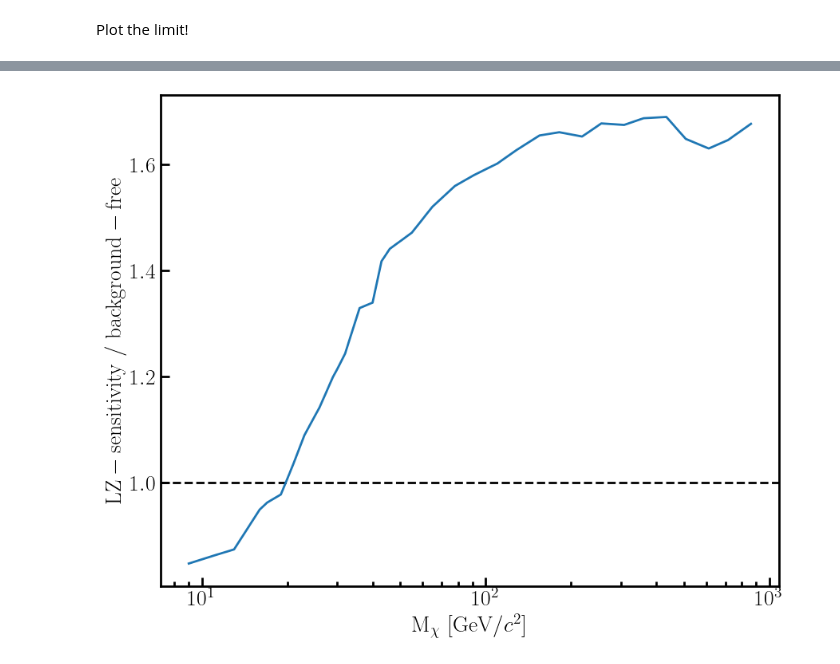
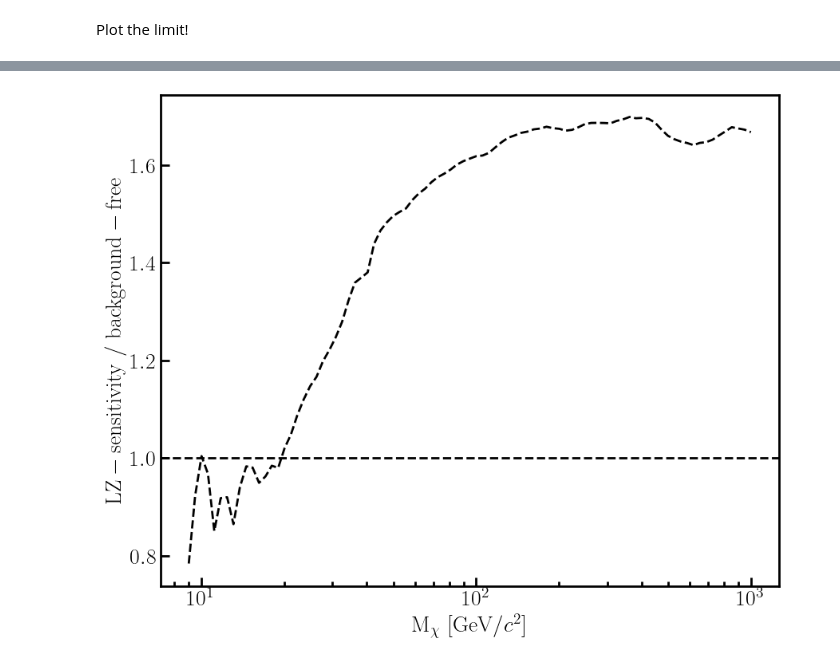
Before and after one commit to XAMS-nikhef/thesis_plots, a Jupyter notebook: notebooks/limits.ipynb, the cells around one changed output, grey strips where cells are left out. Drawn from its saved outputs; the diff is of its cells as text; code cells hidden in the pictures.

```diff
--- a/notebooks/limits.ipynb
+++ b/notebooks/limits.ipynb
@@ -19,6 +29,9 @@ For this we need two things:
  - a model of the expected wimp rates
 # %%
 detector = LZ()
-halo_model = wimprates.StandardHaloModel(v_0=238*nu.km/nu.s)
+benchmark_model = dict(v_0=220*nu.km/nu.s,
+                       v_esc=528*nu.km/nu.s,
+                       rho_dm=0.3* nu.GeV/nu.c0**2 / nu.cm**3)
+halo_model = wimprates.StandardHaloModel(**benchmark_model)
 # %%
 limit_setter = LimitSetter(detector=detector, halo_model=halo_model)
@@ -31,7 +57,8 @@ if os.environ.get('PLOT_FAST', False):
     mass_range = np.logspace(np.log10(5), np.log10(200), 5)
     limit_kw=dict(n_sigma_bins=5, log_sigma_range=(-48, -43))
 else:
+    # Normally, you run this, which takes about ~6m/limit
     mass_range = np.logspace(np.log10(5), np.log10(1000), 100)
-    limit_kw=dict(n_sigma_bins=50, log_sigma_range=(-48, -43))
+    limit_kw=dict(n_sigma_bins=100, log_sigma_range=(-48, -44))
 # %%
 limit = limit_setter.set_limits(mass_range = mass_range, **limit_kw)
@@ -106,9 +142,9 @@ thesis_plots.save_fig('limit_setting')
 # %%
 plt.axhline(1, ls='--', c='k')
-itp = scipy.interpolate.interp1d(mass_range, limit, bounds_error=False)
-plt.plot(lz_limit['mass(GeV)'], (lz_limit['median'])/(itp(lz_limit['mass(GeV)'])))
+itp = scipy.interpolate.interp1d(lz_limit['mass(GeV)'], lz_limit['median'], bounds_error=False)
+plt.plot(mass_range, itp(mass_range)/limit, **kw, c='k',ls='--')
 plt.ylabel(mathrm('LZ-sensitivity / background-free'))
 plt.xlabel('$\mathrm{M}_\chi\ [\mathrm{GeV}/c^2]$')
 plt.xscale('log')
 # %% [output]
-[figure, old version]
+[figure, new version]
```
Also changed, not shown: parts of 9 cells of this notebook, 20 other files.
